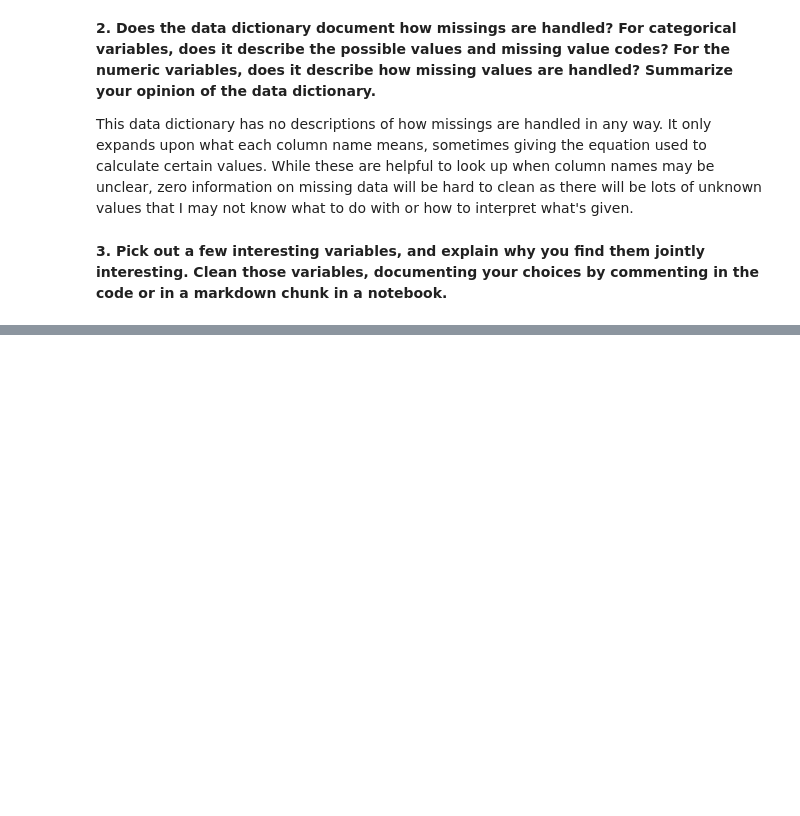
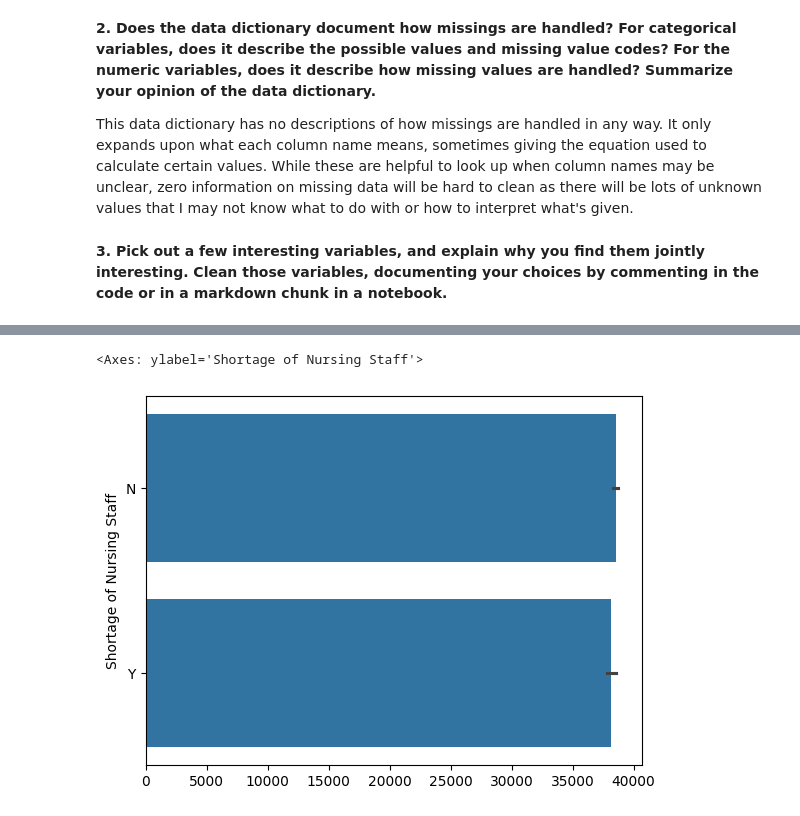
Before and after one commit to kirsten-fung/visualization, a Jupyter notebook: assignment/assignment.ipynb, the cells around one changed output, grey strips where cells are left out. Cells and saved outputs as stored; diff of their text form; code cells hidden in the pictures; blank space fills up the shorter version.

```diff
--- a/assignment/assignment.ipynb
+++ b/assignment/assignment.ipynb
@@ -292,0 +330,6 @@ Name: Residents Total Confirmed COVID-19, Length: 430, dtype: int64
+# %%
+sns.barplot(df['Shortage of Nursing Staff'])
+# A barplot does not make sense here since I want to see counts, but this is displaying the mean of each category
+# %% [output]
+<Axes: ylabel='Shortage of Nursing Staff'>
+[figure, added]
```
Also changed, not shown: parts of 17 cells of this notebook.
